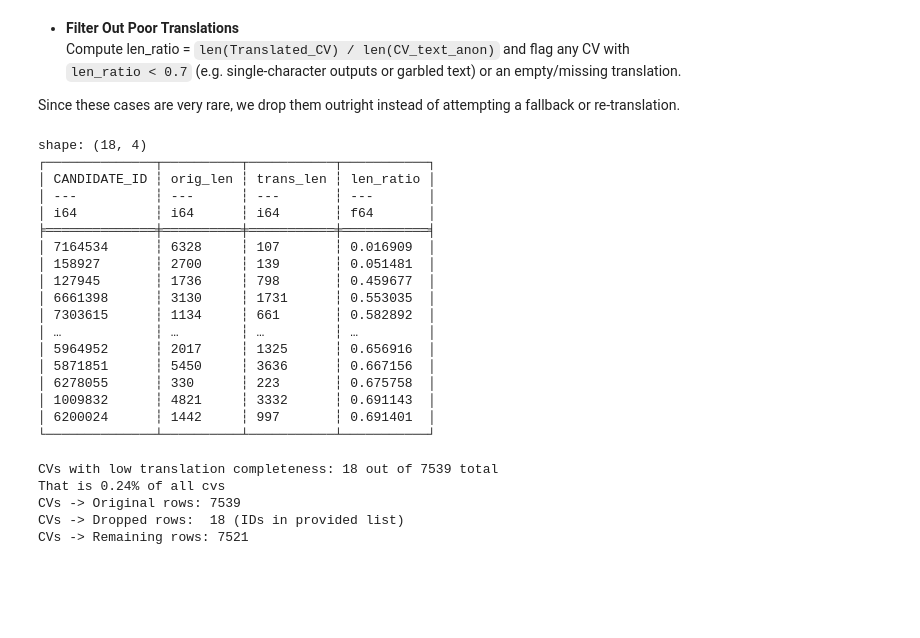
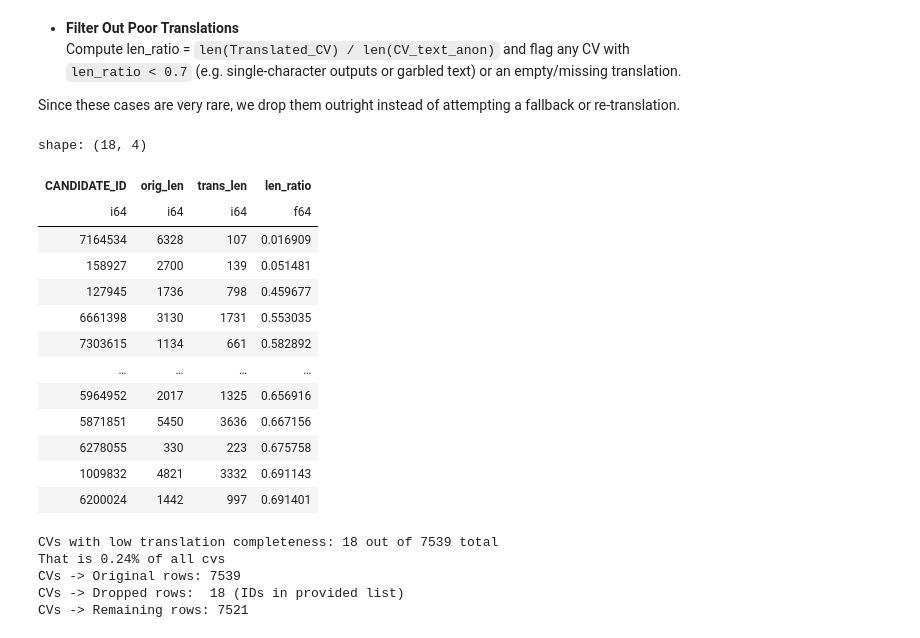
Before and after one commit to francescobaio/hiring_cv_bias, a Jupyter notebook: notebooks/data_cleaning.ipynb, the cells around one changed output. Cells and saved outputs as stored; diff of their text form; code cells hidden in the pictures; blank space fills up the shorter version.

```diff
--- a/notebooks/data_cleaning.ipynb
+++ b/notebooks/data_cleaning.ipynb
@@ -354,30 +326,26 @@ CVs -> Remaining rows: 7539
 Since these cases are very rare, we drop them outright instead of attempting a fallback or re-translation.
 # %%
 translation_stats_df = assess_translation_completeness(raw_cv_cleaned)
-print(
+display(
     translation_stats_df.filter(pl.col("len_ratio") < 0.7)
     .select(["CANDIDATE_ID", "orig_len", "trans_len", "len_ratio"])
     .sort("len_ratio", descending=False)
 )
 # %% [output]
 shape: (18, 4)
-┌──────────────┬──────────┬───────────┬───────────┐
-│ CANDIDATE_ID ┆ orig_len ┆ trans_len ┆ len_ratio │
-│ ---          ┆ ---      ┆ ---       ┆ ---       │
-│ i64          ┆ i64      ┆ i64       ┆ f64       │
-╞══════════════╪══════════╪═══════════╪═══════════╡
-│ 7164534      ┆ 6328     ┆ 107       ┆ 0.016909  │
-│ 158927       ┆ 2700     ┆ 139       ┆ 0.051481  │
-│ 127945       ┆ 1736     ┆ 798       ┆ 0.459677  │
-│ 6661398      ┆ 3130     ┆ 1731      ┆ 0.553035  │
-│ 7303615      ┆ 1134     ┆ 661       ┆ 0.582892  │
-│ …            ┆ …        ┆ …         ┆ …         │
-│ 5964952      ┆ 2017     ┆ 1325      ┆ 0.656916  │
-│ 5871851      ┆ 5450     ┆ 3636      ┆ 0.667156  │
-│ 6278055      ┆ 330      ┆ 223       ┆ 0.675758  │
-│ 1009832      ┆ 4821     ┆ 3332      ┆ 0.691143  │
-│ 6200024      ┆ 1442     ┆ 997       ┆ 0.691401  │
-└──────────────┴──────────┴───────────┴───────────┘
+| CANDIDATE_ID | orig_len | trans_len | len_ratio |
+| i64 | i64 | i64 | f64 |
+| 7164534 | 6328 | 107 | 0.016909 |
+| 158927 | 2700 | 139 | 0.051481 |
+| 127945 | 1736 | 798 | 0.459677 |
+| 6661398 | 3130 | 1731 | 0.553035 |
+| 7303615 | 1134 | 661 | 0.582892 |
+| … | … | … | … |
+| 5964952 | 2017 | 1325 | 0.656916 |
+| 5871851 | 5450 | 3636 | 0.667156 |
+| 6278055 | 330 | 223 | 0.675758 |
+| 1009832 | 4821 | 3332 | 0.691143 |
+| 6200024 | 1442 | 997 | 0.691401 |
 # %%
 low_translation_ids = (
     translation_stats_df.filter(pl.col("len_ratio") < 0.7)
```
Also changed, not shown: parts of 19 cells of this notebook, 8 other files.
